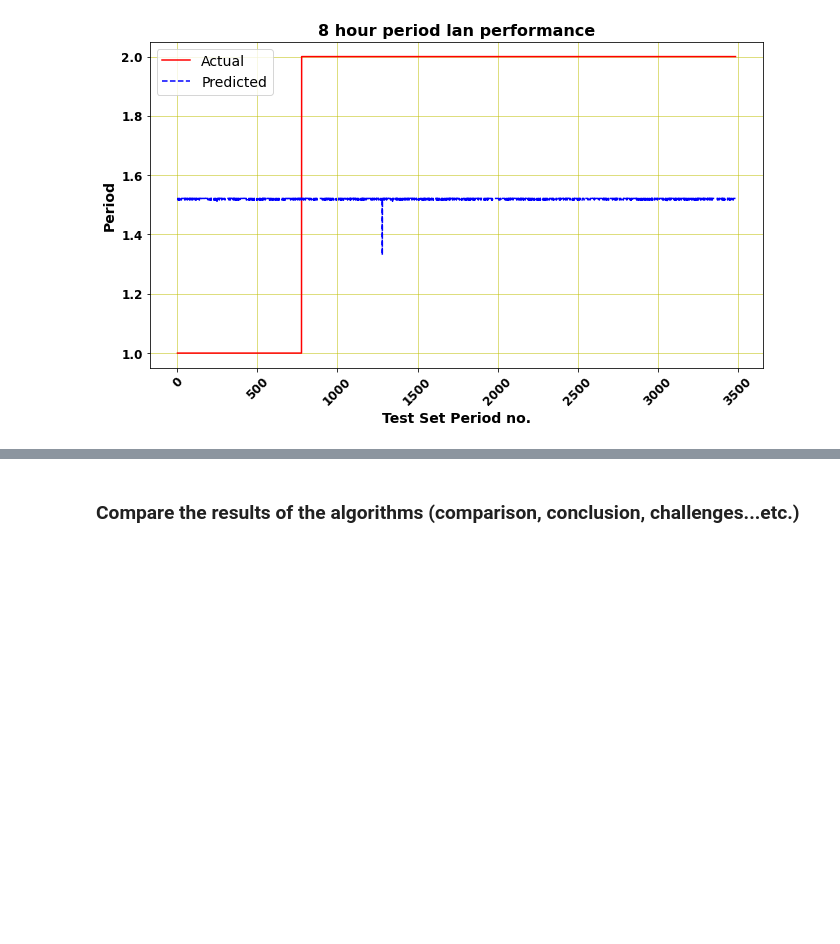
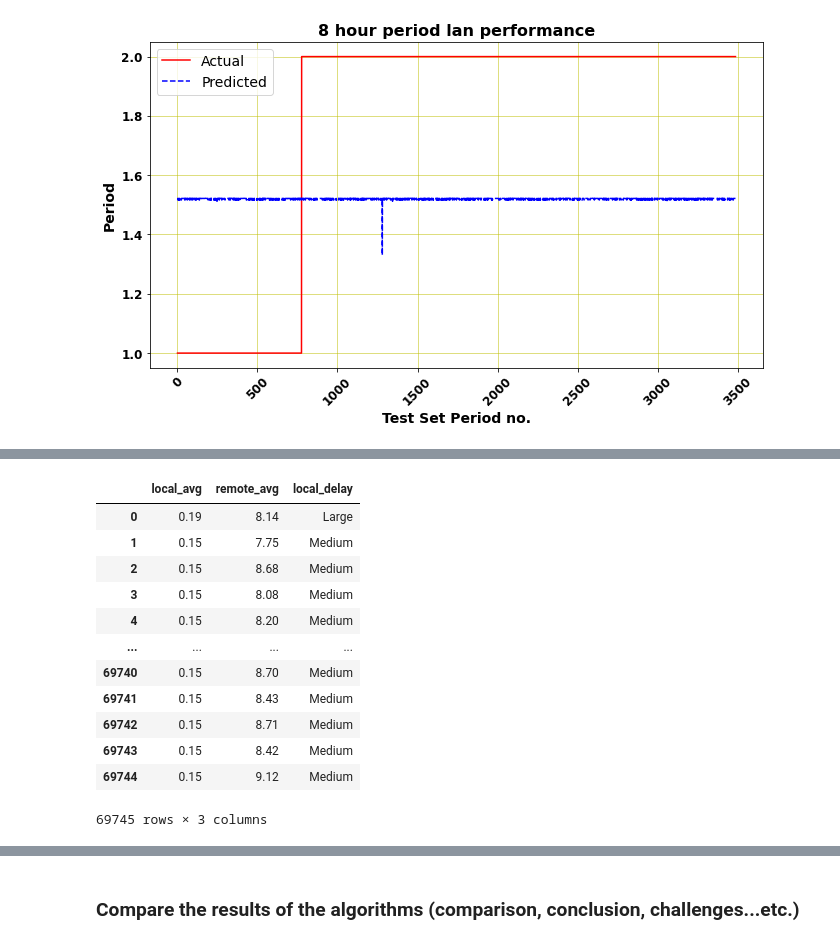
Before and after one commit to ViphuKN/INST414-Final-Project, a Jupyter notebook: final_project_eth-local.ipynb, the cells around one changed output, grey strips where cells are left out. Drawn from its saved outputs; the diff is of its cells as text; code cells hidden in the pictures; blank space fills up the shorter version.

```diff
--- a/final_project_eth-local.ipynb
+++ b/final_project_eth-local.ipynb
@@ -523,0 +524,18 @@ plt.show()
+# %%
+cols = ['local_avg', 'remote_avg', 'local_delay']
+df4 = df4[cols]
+df4
+# %% [output]
+|  | local_avg | remote_avg | local_delay |
+| 0 | 0.19 | 8.14 | Large |
+| 1 | 0.15 | 7.75 | Medium |
+| 2 | 0.15 | 8.68 | Medium |
+| 3 | 0.15 | 8.08 | Medium |
+| 4 | 0.15 | 8.20 | Medium |
+| ... | ... | ... | ... |
+| 69740 | 0.15 | 8.70 | Medium |
+| 69741 | 0.15 | 8.43 | Medium |
+| 69742 | 0.15 | 8.71 | Medium |
+| 69743 | 0.15 | 8.42 | Medium |
+| 69744 | 0.15 | 9.12 | Medium |
+69745 rows × 3 columns
```
Also changed, not shown: parts of 22 cells of this notebook, 3 other files.
